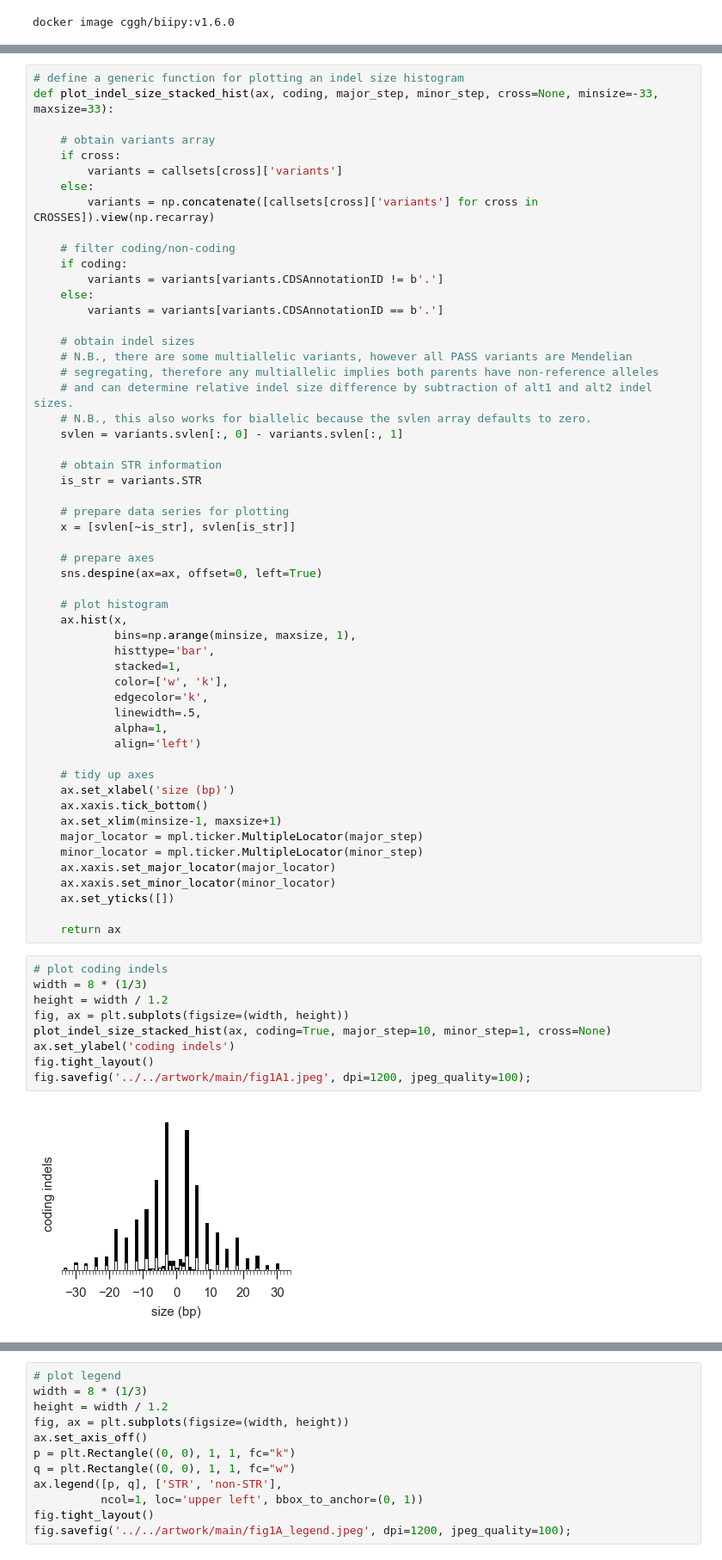
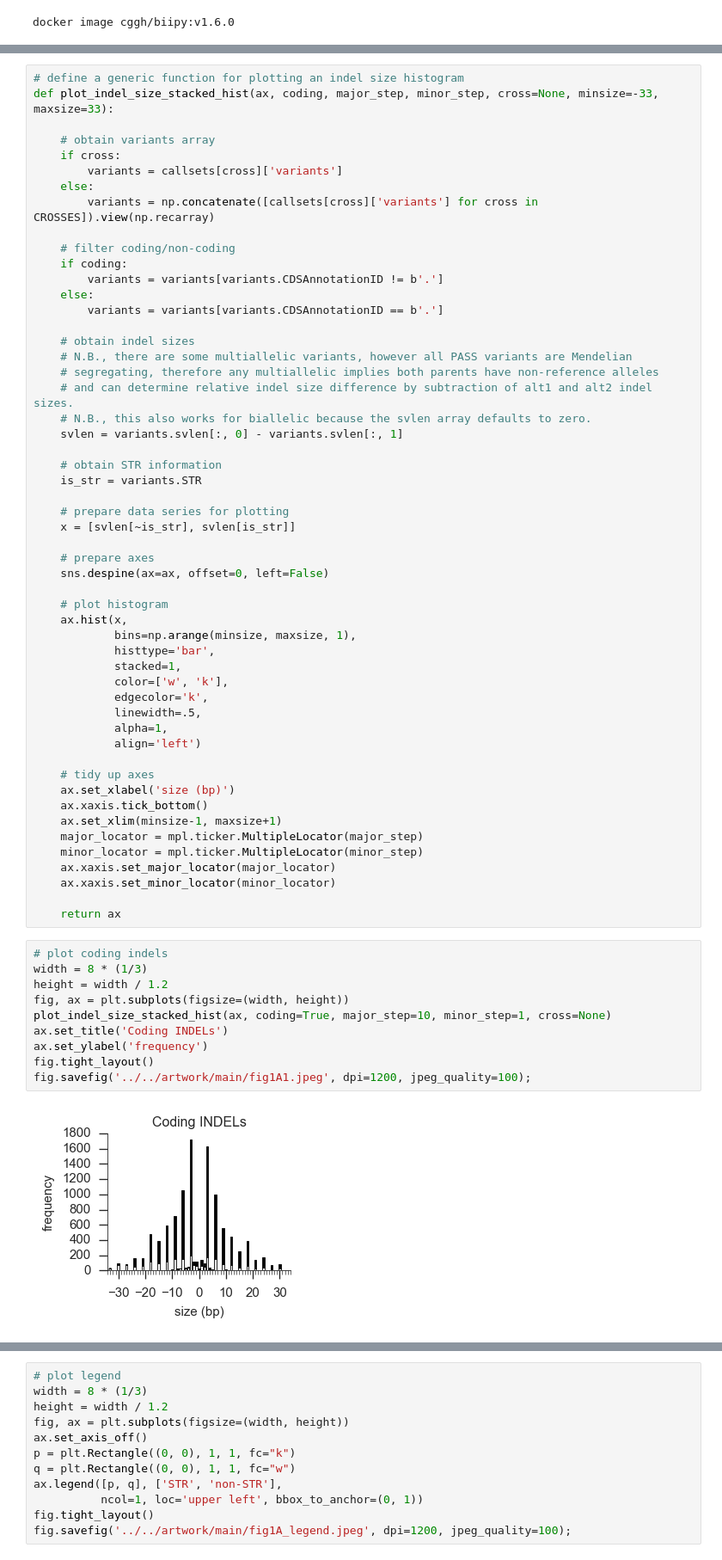
Before and after one commit to wtchg-kwiatkowski/pfx-paper-2015, a Jupyter notebook: main/notebooks/fig_indel_size.ipynb, the cells around one changed output, grey strips where cells are left out. Shown at 86% size. Cells and saved outputs as stored; diff of their text form.

```diff
--- a/main/notebooks/fig_indel_size.ipynb
+++ b/main/notebooks/fig_indel_size.ipynb
@@ -45,7 +45,7 @@ def plot_indel_size_stacked_hist(ax, coding, major_step, minor_step, cross=None,
     x = [svlen[~is_str], svlen[is_str]]
 
     # prepare axes
-    sns.despine(ax=ax, offset=0, left=True)
+    sns.despine(ax=ax, offset=0, left=False)
 
     # plot histogram
     ax.hist(x,
@@ -66,20 +66,20 @@ def plot_indel_size_stacked_hist(ax, coding, major_step, minor_step, cross=None,
     minor_locator = mpl.ticker.MultipleLocator(minor_step)
     ax.xaxis.set_major_locator(major_locator)
     ax.xaxis.set_minor_locator(minor_locator)
-    ax.set_yticks([])
 
     return ax
 # %%
 # plot coding indels
 width = 8 * (1/3)
 height = width / 1.2
 fig, ax = plt.subplots(figsize=(width, height))
 plot_indel_size_stacked_hist(ax, coding=True, major_step=10, minor_step=1, cross=None)
-ax.set_ylabel('coding indels')
+ax.set_title('Coding INDELs')
+ax.set_ylabel('frequency')
 fig.tight_layout()
 fig.savefig('../../artwork/main/fig1A1.jpeg', dpi=1200, jpeg_quality=100);
 # %% [output]
-[figure, old version]
+[figure, new version]
 # %%
 # plot non-coding indels
 width = 8 * (1/3)
```
Also changed, not shown: parts of 2 cells of this notebook, 9 other files.
